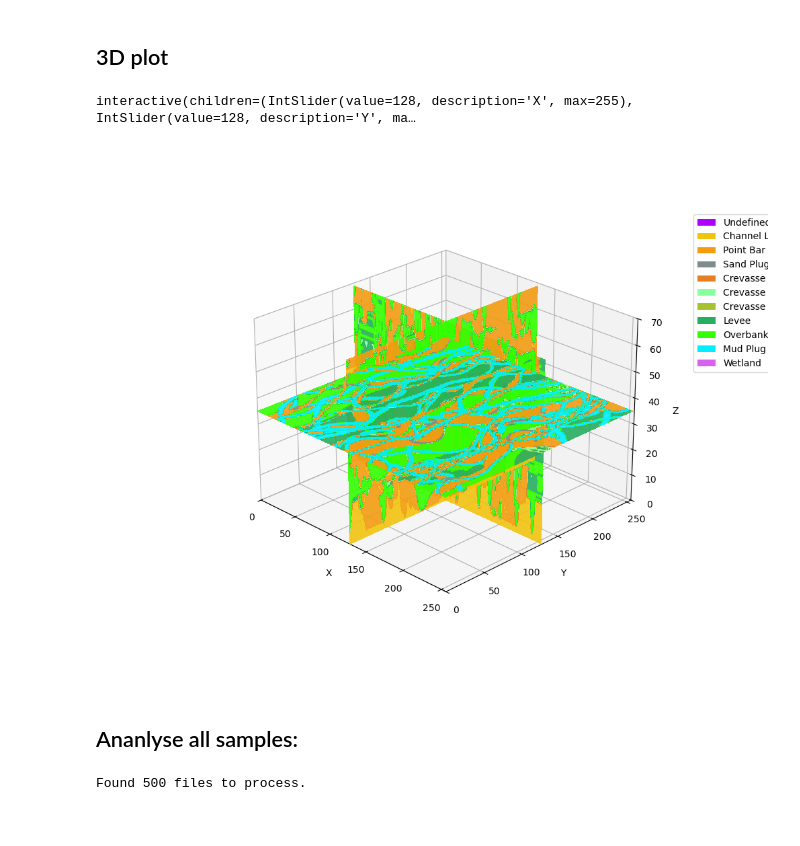
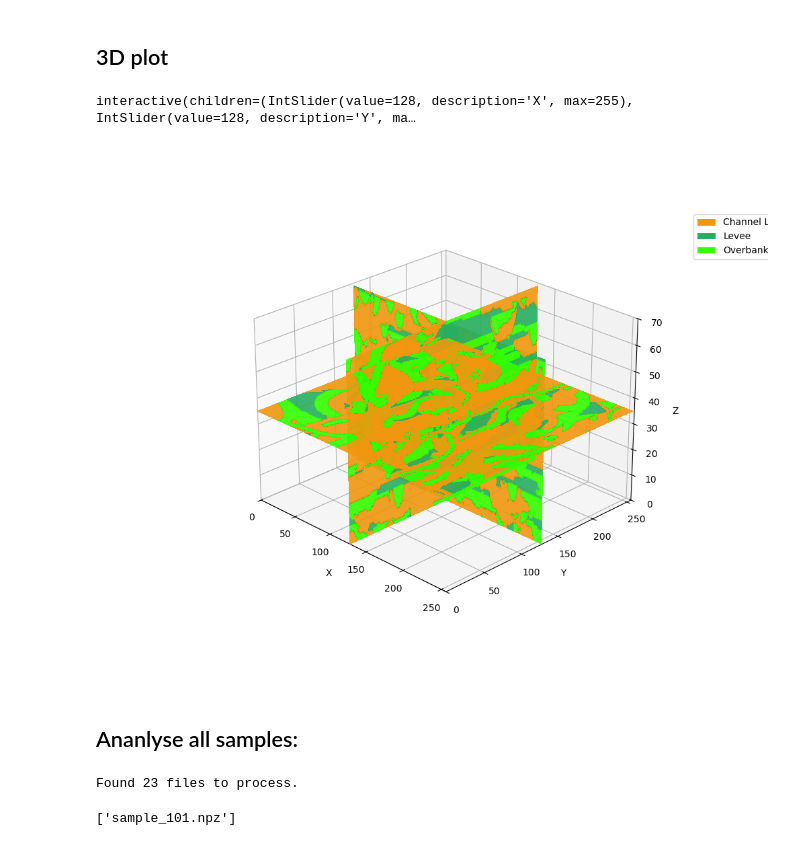
Before and after one commit to Matglassaa/Thesis-project-DGM, a Jupyter notebook: data/dataset_visualization.ipynb, the cells around one changed output. Drawn from its saved outputs; the diff is of its cells as text; code cells hidden in the pictures.

Commit message:
large commit including new samples, improved flumy_worker and training GAN model

```diff
--- a/data/dataset_visualization.ipynb
+++ b/data/dataset_visualization.ipynb
@@ -11,16 +11,16 @@ from ipywidgets import interact, IntSlider, Dropdown, Layout, Checkbox, VBox, HB
 %matplotlib widget
 # %%
 facies_properties = {
-    'undefined':           {'val': 0,  'color': "#ae00ff", 'grain_size': 0,  'porosity_class': 0,    'description': "Background/Undefined"},
-    'channel_lag':         {'val': 1,  'color': "#f1c40f", 'grain_size': 13, 'porosity_class': -2,   'description': "Active channel fill, coarse-grained"},
-    'point_bar':           {'val': 2,  'color': "#f39c12", 'grain_size': 10, 'porosity_class': 1,    'description': "Lower energy channel margins"},
-    'sand_plug':           {'val': 3,  'color': "#7f8c8d", 'grain_size': 9,  'porosity_class': 2,    'description': "Fine-grained oxbow/plug fill"},
-    'crevasse_splay_core': {'val': 4,  'color': "#e67e22", 'grain_size': 9,  'porosity_class': 2,    'description': "Proximal high-energy splay"},
-    'crevasse_channel':    {'val': 5,  'color': "#8aff9e", 'grain_size': 8,  'porosity_class': 3,    'description': "Feeder channel for splays"},
-    'crevasse_splay_delta':{'val': 6,  'color': "#a7c22f", 'grain_size': 7,  'porosity_class': 2,    'description': "Distal fan-like splay deposit"},
+    'undefined':           {'val': 0,  'color': "#ff0000", 'grain_size': 0,  'porosity_class': 0,    'description': "Background/Undefined"},
+    'channel_lag':         {'val': 1,  'color': "#f1970f", 'grain_size': 13, 'porosity_class': -2,   'description': "Active channel fill, coarse-grained"},
+    'point_bar':           {'val': 2,  'color': "#f3dd12", 'grain_size': 10, 'porosity_class': 1,    'description': "Lower energy channel margins"},
+    'sand_plug':           {'val': 3,  'color': "#af8f00", 'grain_size': 9,  'porosity_class': 2,    'description': "Fine-grained oxbow/plug fill"},
+    'crevasse_splay_core': {'val': 4,  'color': "#fffc65", 'grain_size': 9,  'porosity_class': 2,    'description': "Proximal high-energy splay"},
+    'crevasse_channel':    {'val': 5,  'color': "#ffd986", 'grain_size': 8,  'porosity_class': 3,    'description': "Feeder channel for splays"},
+    'crevasse_splay_delta':{'val': 6,  'color': "#ff9853", 'grain_size': 7,  'porosity_class': 2,    'description': "Distal fan-like splay deposit"},
     'levee':               {'val': 7,  'color': "#27ae60", 'grain_size': 6,  'porosity_class': 5,    'description': "Sand/silt ridges bordering channel"},
     'overbank':            {'val': 8,  'color': "#33ff00", 'grain_size': 3,  'porosity_class': 8,    'description': "Stabilized/vegetated levee"},
-    'mud_plug':            {'val': 9,  'color': "#00eeff", 'grain_size': 2,  'porosity_class': 10.5, 'description': "Fine silts/clays far from channel"},
+    'mud_plug':            {'val': 9,  'color': "#fff7db", 'grain_size': 2,  'porosity_class': 10.5, 'description': "Fine silts/clays far from channel"},
     'hemipelagic_plug':    {'val': 10, 'color': "#7a7d80", 'grain_size': 2,  'porosity_class': 10.5, 'description': "Silts near active channel belts"},
     'wetland':             {'val': 11, 'color': "#d862f0", 'grain_size': 1,  'porosity_class': 12.5, 'description': "Organic rich, very fine sediment"},
     'draping':             {'val': 12, 'color': "#8dd5e7", 'grain_size': 1,  'porosity_class': 12.5, 'description': "Lateral accretion sand bodies"},
@@ -143,46 +143,52 @@ def visualize_3d_smooth(file_path, is_one_hot=False):
         if show_z:
             ax.contourf(gz_x, gz_y, fac_vol[z_idx, :, :],
                         zdir='z', offset=z_idx, cmap=cmap, norm=norm, alpha=0.9)
         if show_y:
             ax.contourf(gy_x, fac_vol[:, y_idx, :], gy_z,
                         zdir='y', offset=y_idx, cmap=cmap, norm=norm, alpha=0.9)
         if show_x:
             ax.contourf(fac_vol[:, :, x_idx], gx_y, gx_z,
                         zdir='x', offset=x_idx, cmap=cmap, norm=norm, alpha=0.9)
 
         ax.set_xlim(0, nx); ax.set_ylim(0, ny); ax.set_zlim(0, nz)
         ax.set_xlabel('X'); ax.set_ylabel('Y'); ax.set_zlabel('Z')
 
         # Only show legend for what's in the volume to save space
-        legend_elements = [Patch(facecolor=val_to_info[v]['color'], label=val_to_info[v]['name'])
+        legend_elements = [mpatches.Patch(facecolor=val_to_info[v]['color'], label=val_to_info[v]['name'])
                            for v in unique_facies if v in val_to_info]
         ax.legend(handles=legend_elements, loc='upper left', bbox_to_anchor=(1.1, 1))
 
         fig.canvas.draw_idle() # Optimized redraw for interactive backends
 
     # --- 3. Interaction with continuous_update=True ---
     interact(update_plot,
              x_idx=IntSlider(min=0, max=nx-1, value=nx//2, continuous_update=True, description='X'),
              y_idx=IntSlider(min=0, max=ny-1, value=ny//2, continuous_update=True, description='Y'),
              z_idx=IntSlider(min=0, max=nz-1, value=nz//2, continuous_update=True, description='Z'),
              show_x=Checkbox(value=True, description='Show X'),
              show_y=Checkbox(value=True, description='Show Y'),
              show_z=Checkbox(value=True, description='Show Z'))
 
-visualize_3d_smooth(os.path.join(base, "sample_2.npz"))
+visualize_3d_smooth(os.path.join(base, "sample_3.npz"))
 # %% [output]
 interactive(children=(IntSlider(value=128, description='X', max=255), IntSlider(value=128, description='Y', ma…
-[figure, old version]
+[figure, new version]
 # %% [markdown]
 ## Ananlyse all samples:
 # %%
-linux_base = "test_outputs_linux"
+linux_base = "test_outputs"
 files = [f for f in os.listdir(linux_base) if f.endswith('.npz')]
 print(f"Found {len(files)} files to process.")
 # %% [output]
-Found 500 files to process.
+Found 23 files to process.
 # %%
-files = ['sample_2.npz']
+files = []
+for i in range(101,102):
+    files.append(f'sample_{i}.npz')
+
+files
+# %% [output]
+['sample_101.npz']
 # %%
 total_counts = np.zeros(14, dtype=np.int64)
 print("Crunching the data...")
```
Also changed, not shown: parts of 3 cells of this notebook, 22 other files.
